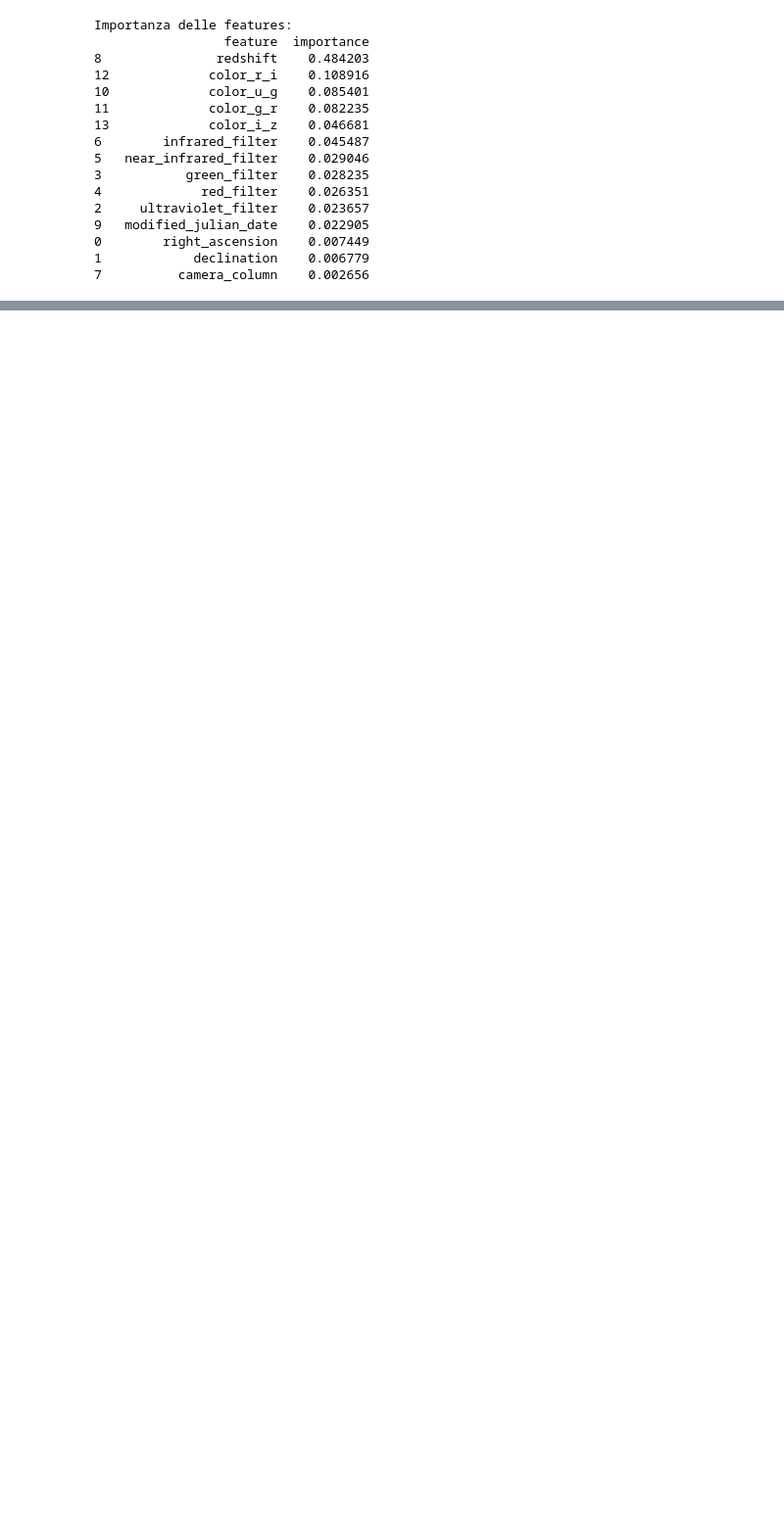
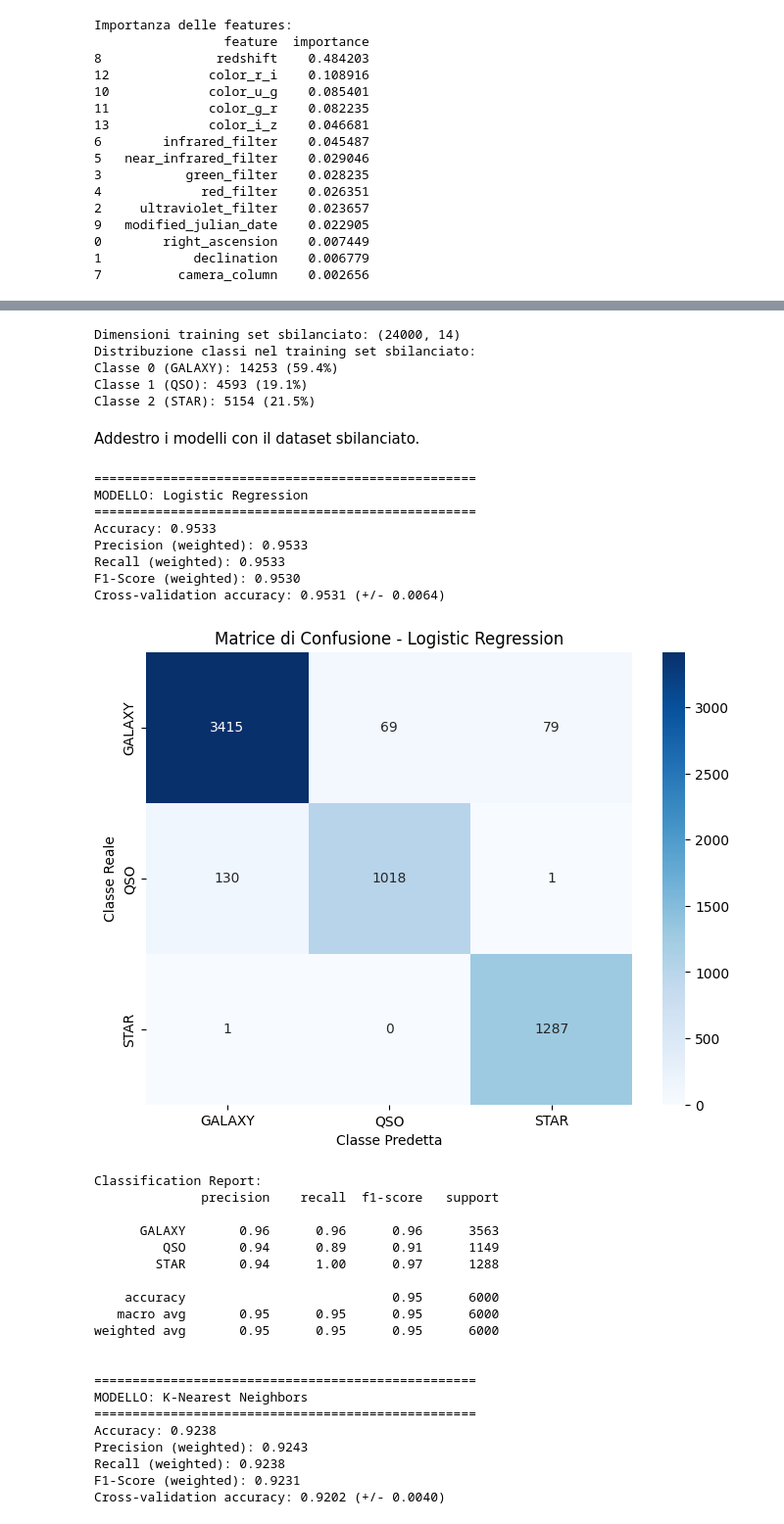
Before and after one commit to Dear-Luca/stellar-classification, a Jupyter notebook: classification.ipynb, the cells around one changed output, grey strips where cells are left out. Shown at 98% size. Drawn from its saved outputs; the diff is of its cells as text; code cells hidden in the pictures; blank space fills up the shorter version.

```diff
--- a/classification.ipynb
+++ b/classification.ipynb
@@ -736,0 +791,66 @@ Importanza delle features:
+# %%
+X = df_unbalanced.drop(columns=["class"])
+y = df_unbalanced["class"]
+# %%
+y_encoded = label_encoder.fit_transform(y)
+# %%
+X_train, X_test, y_train, y_test = train_test_split(
+    X, y_encoded, test_size=0.2, random_state=42, stratify=y_encoded
+)
+# %%
+# Scaling
+X_train = scaler.fit_transform(X_train)
+X_test = scaler.transform(X_test)
+# %%
+print(f"\nDimensioni training set sbilanciato: {X_train.shape}")
+print("Distribuzione classi nel training set sbilanciato:")
+unique, counts = np.unique(y_train, return_counts=True)
+for i, (cls, count) in enumerate(zip(unique, counts)):
+    print(f"Classe {cls} ({label_encoder.classes_[cls]}): {count} ({count/len(y_train)*100:.1f}%)")
+# %% [output]
+Dimensioni training set sbilanciato: (24000, 14)
+Distribuzione classi nel training set sbilanciato:
+Classe 0 (GALAXY): 14253 (59.4%)
+Classe 1 (QSO): 4593 (19.1%)
+Classe 2 (STAR): 5154 (21.5%)
+# %% [markdown]
+Addestro i modelli con il dataset sbilanciato.
+# %%
+# Addestramento e valutazione di tutti i modelli
+results_unbalanced = {}
+
+for name, model in models.items():
+    results_unbalanced[name] = evaluate_model(
+        model, X_train, y_train,
+        X_test, y_test, name,
+    )
+# %% [output]
+==================================================
+MODELLO: Logistic Regression
+==================================================
+Accuracy: 0.9533
+Precision (weighted): 0.9533
+Recall (weighted): 0.9533
+F1-Score (weighted): 0.9530
+Cross-validation accuracy: 0.9531 (+/- 0.0064)
+[figure, added]
+Classification Report:
+              precision    recall  f1-score   support
+
+      GALAXY       0.96      0.96      0.96      3563
+         QSO       0.94      0.89      0.91      1149
+        STAR       0.94      1.00      0.97      1288
+
+    accuracy                           0.95      6000
+   macro avg       0.95      0.95      0.95      6000
+weighted avg       0.95      0.95      0.95      6000
+
+
+==================================================
+MODELLO: K-Nearest Neighbors
+==================================================
+Accuracy: 0.9238
+Precision (weighted): 0.9243
+Recall (weighted): 0.9238
+F1-Score (weighted): 0.9231
+Cross-validation accuracy: 0.9202 (+/- 0.0040)
```
Also changed, not shown: parts of 85 cells of this notebook.
